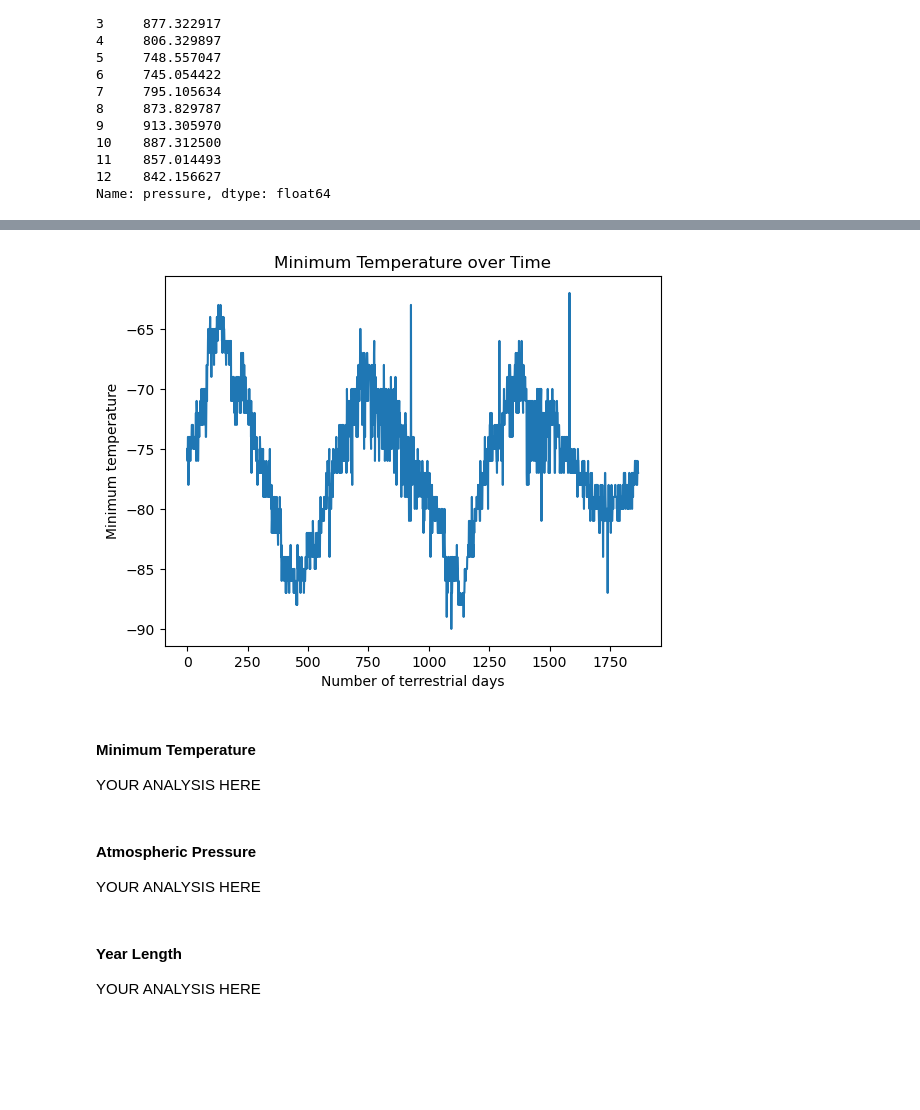
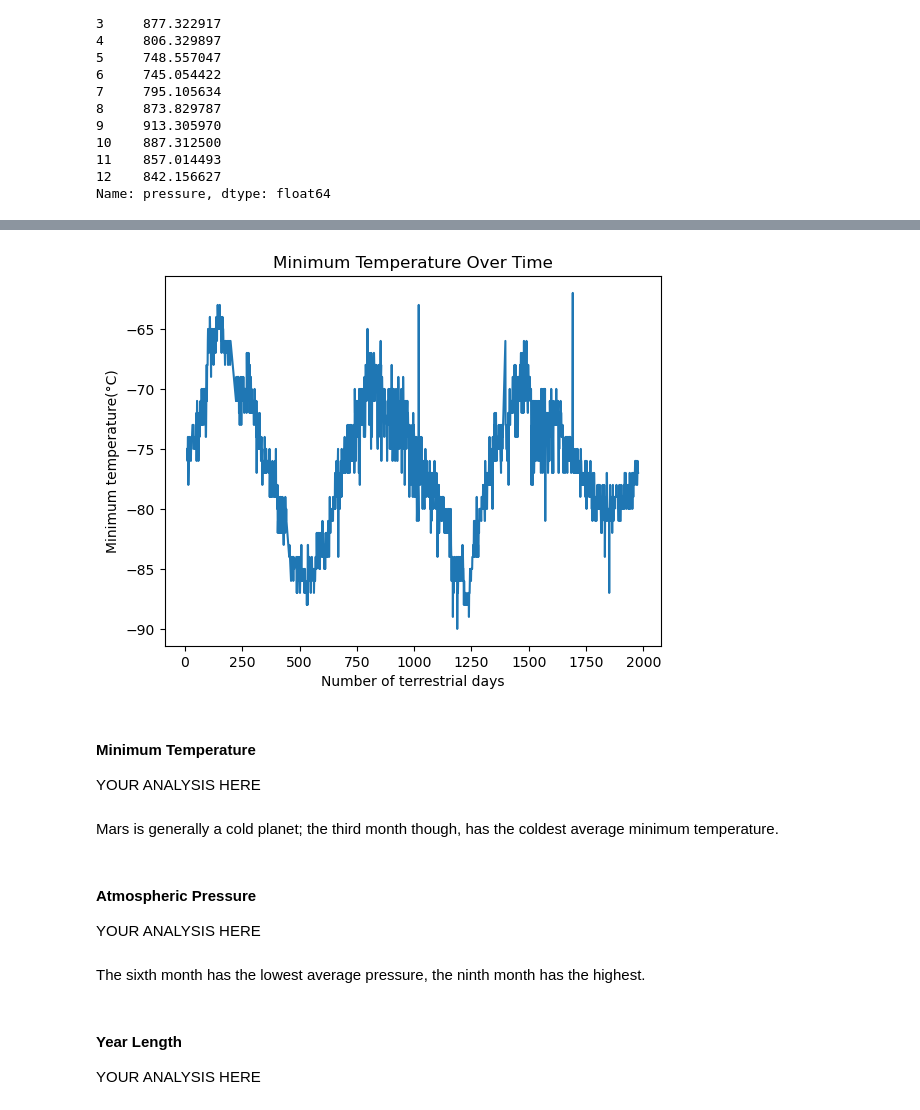
Before and after one commit to TheuriM/Data-Collection-_Challenge, a Jupyter notebook: Mars/part_2_mars_weather.ipynb, the cells around one changed output, grey strips where cells are left out. Cells and saved outputs as stored; diff of their text form; code cells hidden in the pictures; blank space fills up the shorter version.

```diff
--- a/Mars/part_2_mars_weather.ipynb
+++ b/Mars/part_2_mars_weather.ipynb
@@ -102,2 +101,13 @@ dtype: object
+# %%
+# Change data types for data analysis
+df = df.astype({
+    "id": object,
+    "terrestrial_date": "datetime64[ns]",
+    "sol": int,
+    "ls": int,
+    "month": int,
+    "min-temp": float,
+    "pressure": float
+})
 # %%
 # Confirm type changes were successful by examining data types again
@@ -187,16 +253,30 @@ Name: pressure, dtype: float64
 # %%
 # 5. How many terrestrial (Earth) days are there in a Martian year?
 # Visually estimate the result by plotting the daily minimum temperature of each observation in the data set.
+total_days = df.groupby("sol")["min-temp"].min()
+earth_days = total_days.sort_index()
+earth_days
+
+fig, ax = plt.subplots()
+earth_days.plot(ax=ax, kind='line')
+ax.set_title("Minimum Temperature Over Time")
+ax.set_xlabel("Number of terrestrial days")
+ax.set_ylabel("Minimum temperature(°C)")
+plt.show()
 # %% [output]
-[figure, old version]
+[figure, new version]
 # %% [markdown]
 #### Minimum Temperature
 
 YOUR ANALYSIS HERE
+# %% [markdown]
+Mars is generally a cold planet; the third month though, has the coldest average minimum temperature.
 # %% [markdown]
 #### Atmospheric Pressure
 
 YOUR ANALYSIS HERE
+# %% [markdown]
+The sixth month has the lowest average pressure, the ninth month has the highest.
 # %% [markdown]
 #### Year Length
 
```
Also changed, not shown: parts of 16 cells of this notebook, 1 other file.
